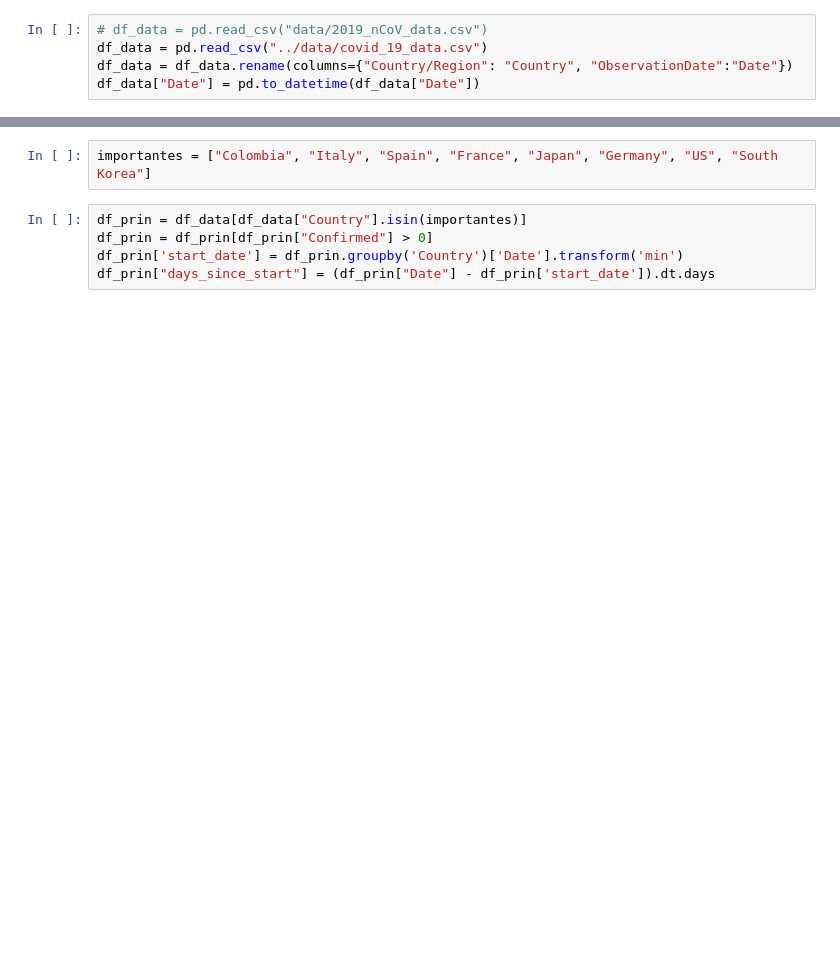
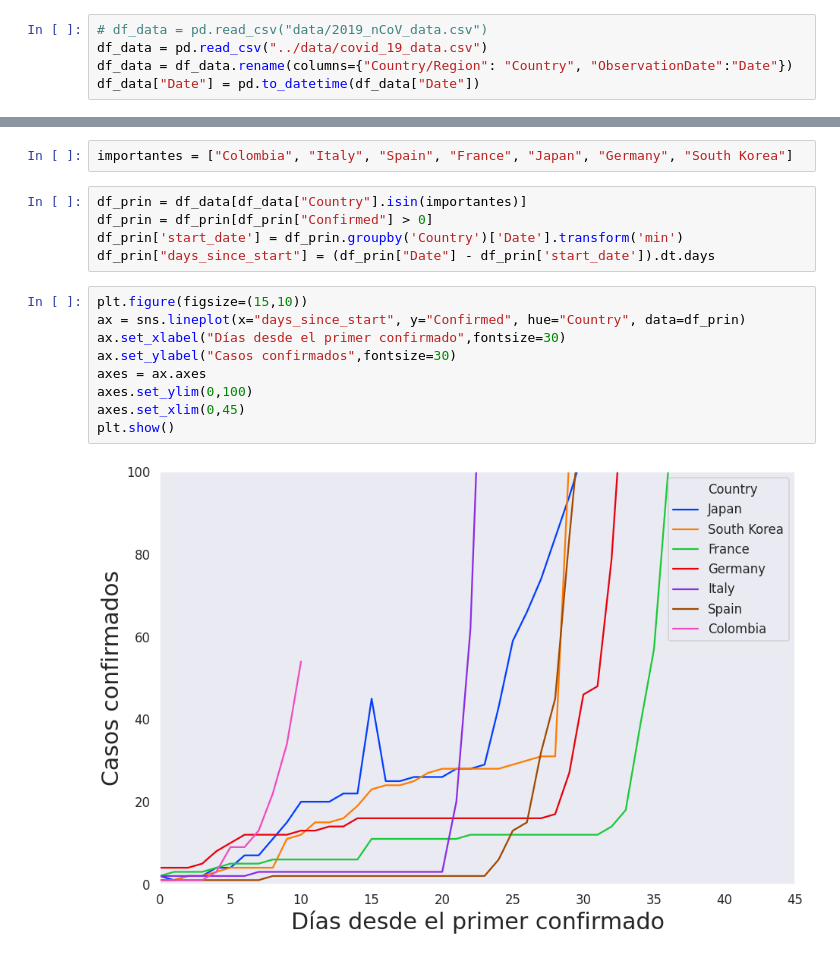
Before and after one commit to davidbetancur8/coronavirus, a Jupyter notebook: notebooks/viz.ipynb, the cells around one changed output, grey strips where cells are left out. Cells and saved outputs as stored; diff of their text form; blank space fills up the shorter version.

```diff
--- a/notebooks/viz.ipynb
+++ b/notebooks/viz.ipynb
@@ -37,9 +33,20 @@ df_data[df_data["Country"] == "Mainland China"]
 # %%
-importantes = ["Colombia", "Italy", "Spain", "France", "Japan", "Germany", "US", "South Korea"]
+importantes = ["Colombia", "Italy", "Spain", "France", "Japan", "Germany", "South Korea"]
 # %%
 df_prin = df_data[df_data["Country"].isin(importantes)]
 df_prin = df_prin[df_prin["Confirmed"] > 0]
 df_prin['start_date'] = df_prin.groupby('Country')['Date'].transform('min')
 df_prin["days_since_start"] = (df_prin["Date"] - df_prin['start_date']).dt.days
+# %%
+plt.figure(figsize=(15,10))
+ax = sns.lineplot(x="days_since_start", y="Confirmed", hue="Country", data=df_prin)
+ax.set_xlabel("Días desde el primer confirmado",fontsize=30)
+ax.set_ylabel("Casos confirmados",fontsize=30)
+axes = ax.axes
+axes.set_ylim(0,100)
+axes.set_xlim(0,45)
+plt.show()
+# %% [output]
+[figure, added]
 # %%
 plt.figure(figsize=(15,6))
```
Also changed, not shown: parts of 10 cells of this notebook, 1 other file.
